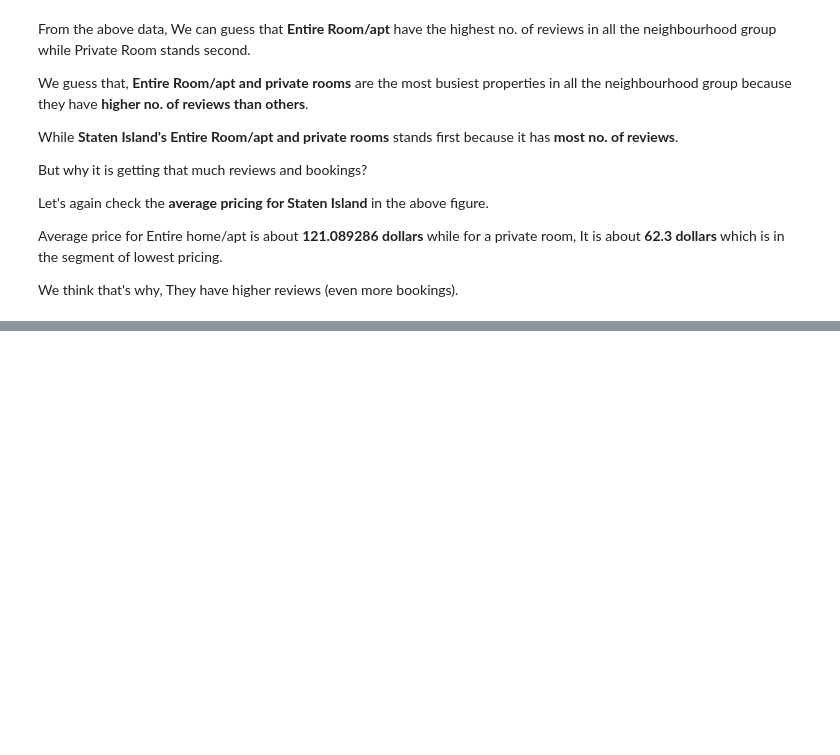
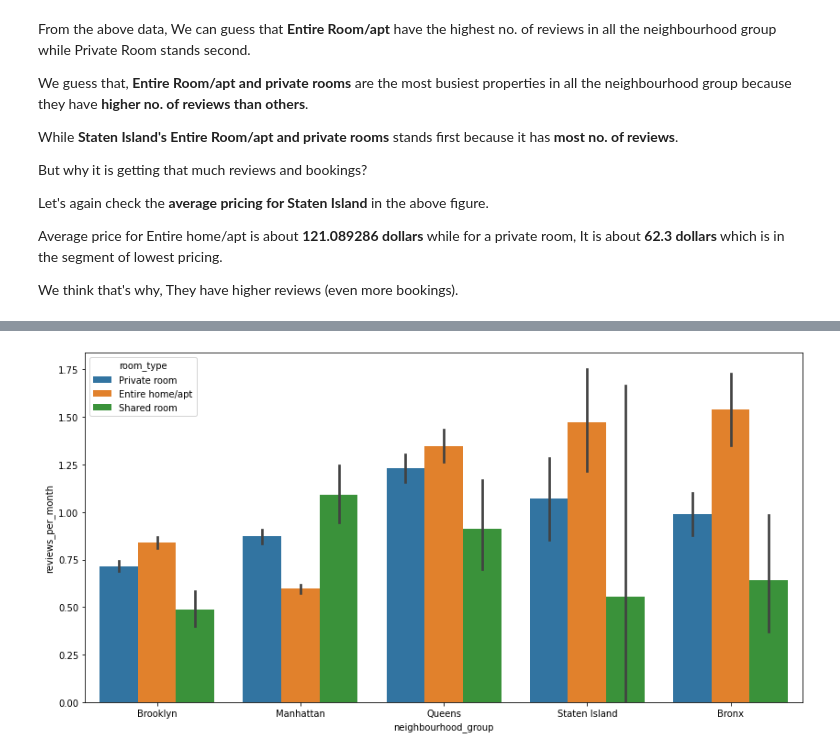
Before and after one commit to ShivanshSingh000/Airbnb-Data-Analysis, a Jupyter notebook: My_Individual_Airbnb_Bookings_Analysis_Project.ipynb, the cells around one changed output, grey strips where cells are left out. Saved outputs shown, nothing was run; the diff lists cells and outputs as text; code cells hidden in the pictures; blank space fills up the shorter version.

```diff
--- a/My_Individual_Airbnb_Bookings_Analysis_Project.ipynb
+++ b/My_Individual_Airbnb_Bookings_Analysis_Project.ipynb
@@ -509,0 +532,6 @@ We think that's why, They have higher reviews (even more bookings).
+# %%
+plt.figure(figsize = (14,7))
+sns.barplot(x = 'neighbourhood_group', y = 'reviews_per_month', hue = 'room_type', data = df1)
+plt.show()
+# %% [output]
+[figure, added]
```
Also changed, not shown: parts of 8 cells of this notebook.
